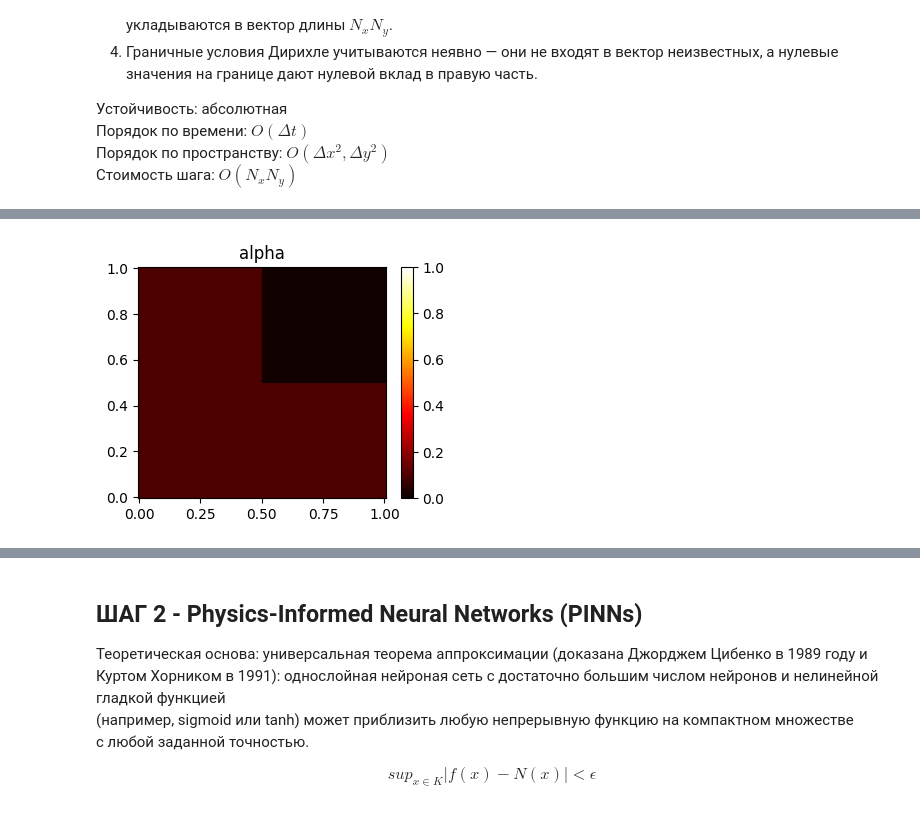
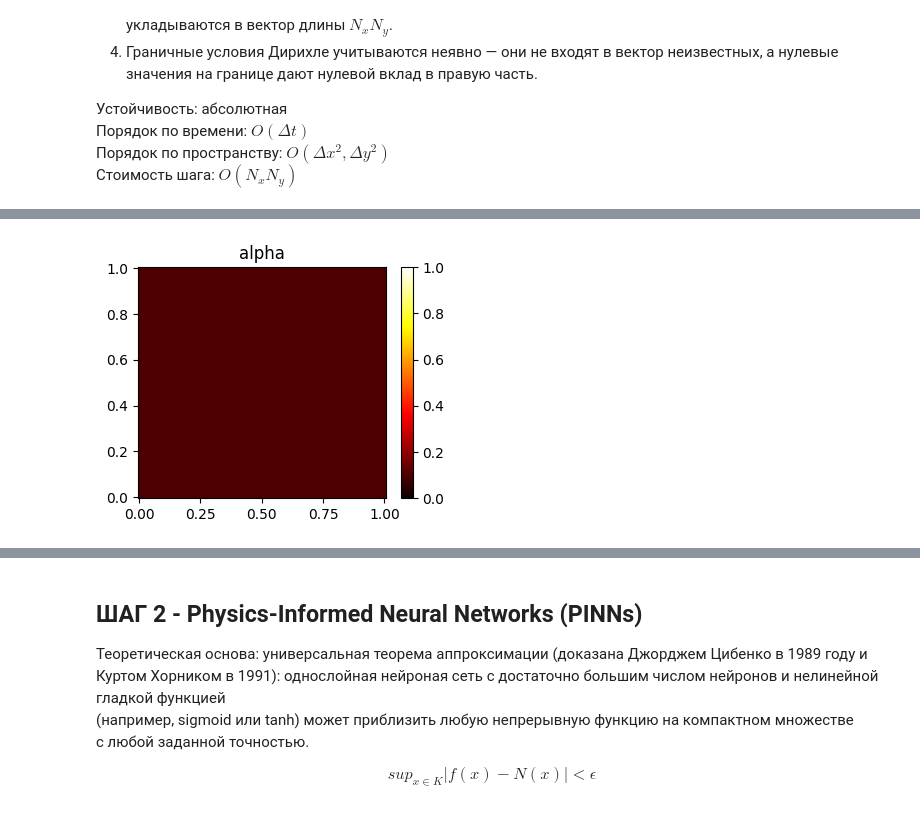
Before and after one commit to kimve1969/msu_ds_pinn_2d_heat, a Jupyter notebook: msu-pinn-2d-heat-v2.ipynb, the cells around one changed output, grey strips where cells are left out. Drawn from its saved outputs; the diff is of its cells as text; code cells hidden in the pictures.

```diff
--- a/msu-pinn-2d-heat-v2.ipynb
+++ b/msu-pinn-2d-heat-v2.ipynb
@@ -336,17 +340,17 @@ def fdm_solve(alpha: np.ndarray, Nt: int = 100, T_final: float = 1.0):
 # %%
 # ============
 alpha, X, Y = build_alpha_4gaussian(centers= [[0.25, 0.75],[0.75, 0.75],
                                         [0.25, 0.25],[0.75, 0.25]],
                               amplitudes = [0.1, 0.1, 0.1, 0.1],
                               sigma = 0.1)
 
-alpha, X, Y = build_alpha_4rect(left_up = 0.1, right_up = 0.01,
+alpha, X, Y = build_alpha_4rect(left_up = 0.1, right_up = 0.1,
                           left_down = 0.1, right_down = 0.1)
 
 # ============ Визуализируем коэффициентов теплопроводности ==============
 plot2d(x_grid=X, y_grid=Y, u_grid=alpha, stitle="alpha")
 # %% [output]
-[figure, old version]
+[figure, new version]
 # %%
 fdm_solutions, fdm_times = fdm_solve(alpha)
 # ============ Визуализация в контрольные моменты ============
```
Also changed, not shown: parts of 26 cells of this notebook.
